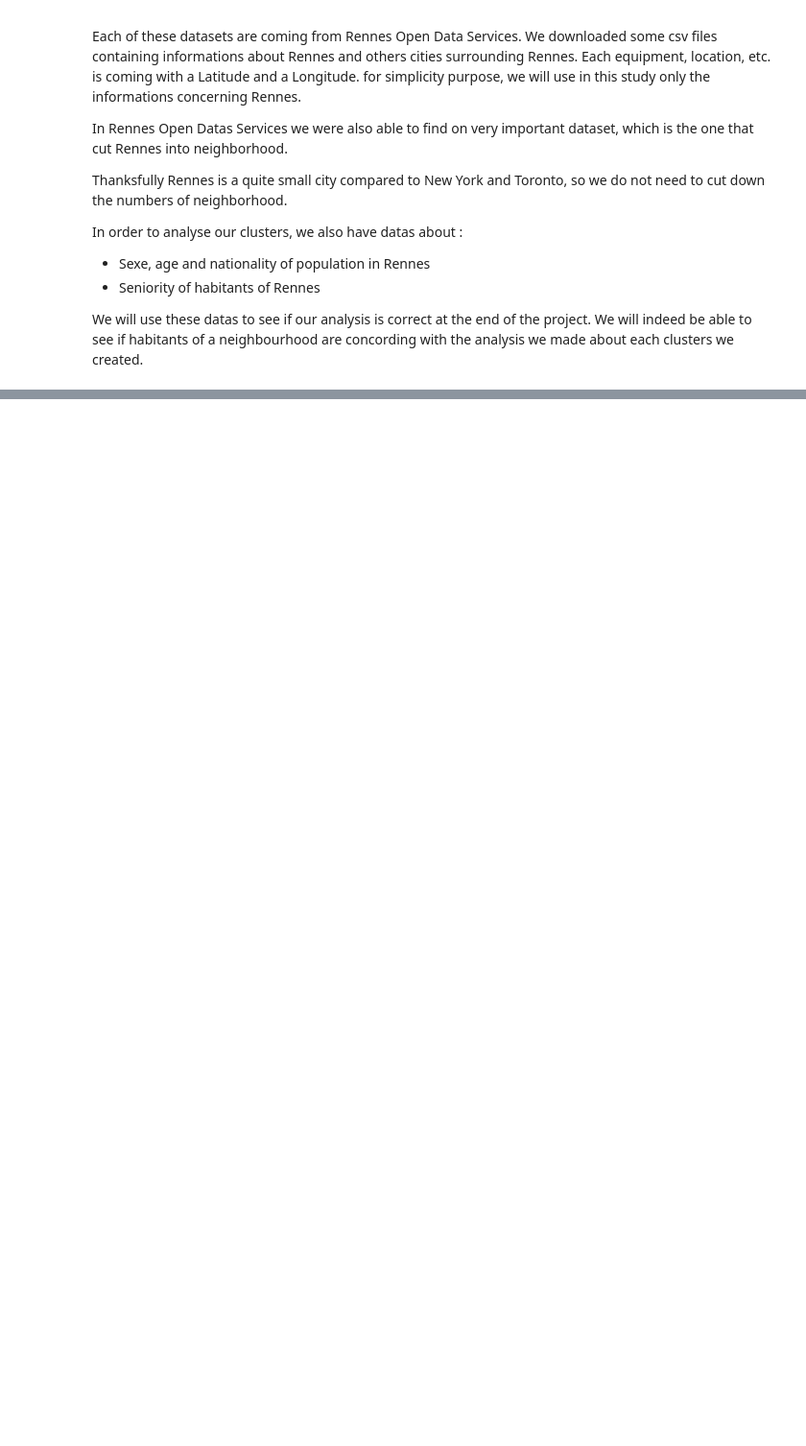
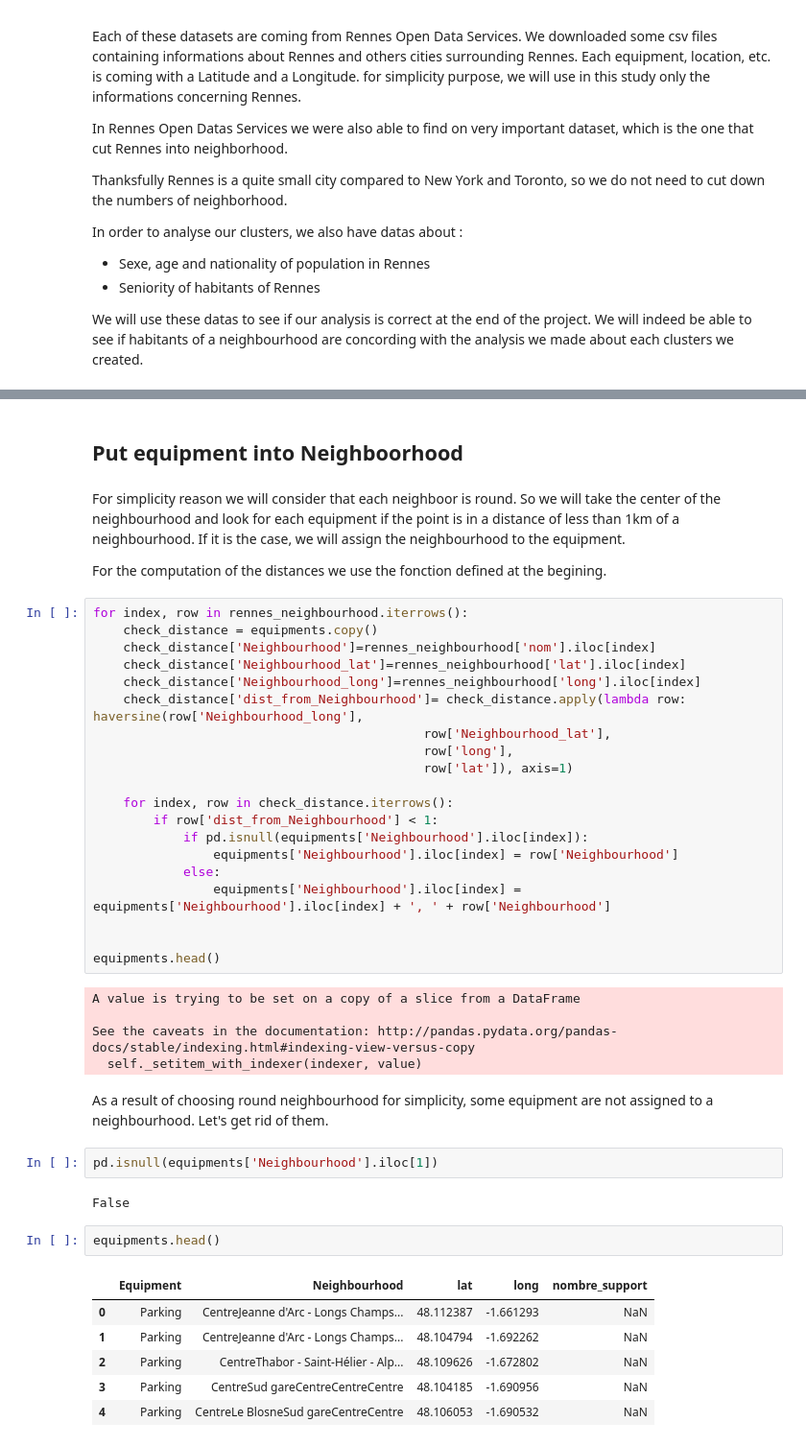
Before and after one commit to olivedu35/Coursera, a Jupyter notebook: Final Capstone Project.ipynb, the cells around one changed output, grey strips where cells are left out. Shown at 96% size. Saved outputs shown, nothing was run; the diff lists cells and outputs as text; blank space fills up the shorter version.

```diff
--- a/Final Capstone Project.ipynb
+++ b/Final Capstone Project.ipynb
@@ -54,0 +306,47 @@ We will indeed be able to see if habitants of a neighbourhood are concording wit
+# %% [markdown]
+## Put equipment into Neighboorhood
+# %% [markdown]
+For simplicity reason we will consider that each neighboor is round. So we will take the center of the neighbourhood and look for each equipment if the point is in a distance of less than 1km of a neighbourhood. If it is the case, we will assign the neighbourhood to the equipment.
+
+For the computation of the distances we use the fonction defined at the begining.
+# %%
+for index, row in rennes_neighbourhood.iterrows():
+    check_distance = equipments.copy()
+    check_distance['Neighbourhood']=rennes_neighbourhood['nom'].iloc[index]
+    check_distance['Neighbourhood_lat']=rennes_neighbourhood['lat'].iloc[index]
+    check_distance['Neighbourhood_long']=rennes_neighbourhood['long'].iloc[index]
+    check_distance['dist_from_Neighbourhood']= check_distance.apply(lambda row: haversine(row['Neighbourhood_long'],
+                                            row['Neighbourhood_lat'],
+                                            row['long'],
+                                            row['lat']), axis=1)
+
+    for index, row in check_distance.iterrows():
+        if row['dist_from_Neighbourhood'] < 1:
+            if pd.isnull(equipments['Neighbourhood'].iloc[index]):
+                equipments['Neighbourhood'].iloc[index] = row['Neighbourhood']
+            else:
+                equipments['Neighbourhood'].iloc[index] = equipments['Neighbourhood'].iloc[index] + ', ' + row['Neighbourhood']
+
+
+equipments.head()
+# %% [output]
+A value is trying to be set on a copy of a slice from a DataFrame
+
+See the caveats in the documentation: http://pandas.pydata.org/pandas-docs/stable/indexing.html#indexing-view-versus-copy
+  self._setitem_with_indexer(indexer, value)
+# %% [markdown]
+As a result of choosing round neighbourhood for simplicity, some equipment are not assigned to a neighbourhood.
+Let's get rid of them.
+# %%
+pd.isnull(equipments['Neighbourhood'].iloc[1])
+# %% [output]
+False
+# %%
+equipments.head()
+# %% [output]
+|  | Equipment | Neighbourhood | lat | long | nombre_support |
+| 0 | Parking | CentreJeanne d'Arc - Longs Champs... | 48.112387 | -1.661293 | NaN |
+| 1 | Parking | CentreJeanne d'Arc - Longs Champs... | 48.104794 | -1.692262 | NaN |
+| 2 | Parking | CentreThabor - Saint-Hélier - Alp... | 48.109626 | -1.672802 | NaN |
+| 3 | Parking | CentreSud gareCentreCentreCentre | 48.104185 | -1.690956 | NaN |
+| 4 | Parking | CentreLe BlosneSud gareCentreCentre | 48.106053 | -1.690532 | NaN |
```
Also changed, not shown: parts of 27 cells of this notebook.
